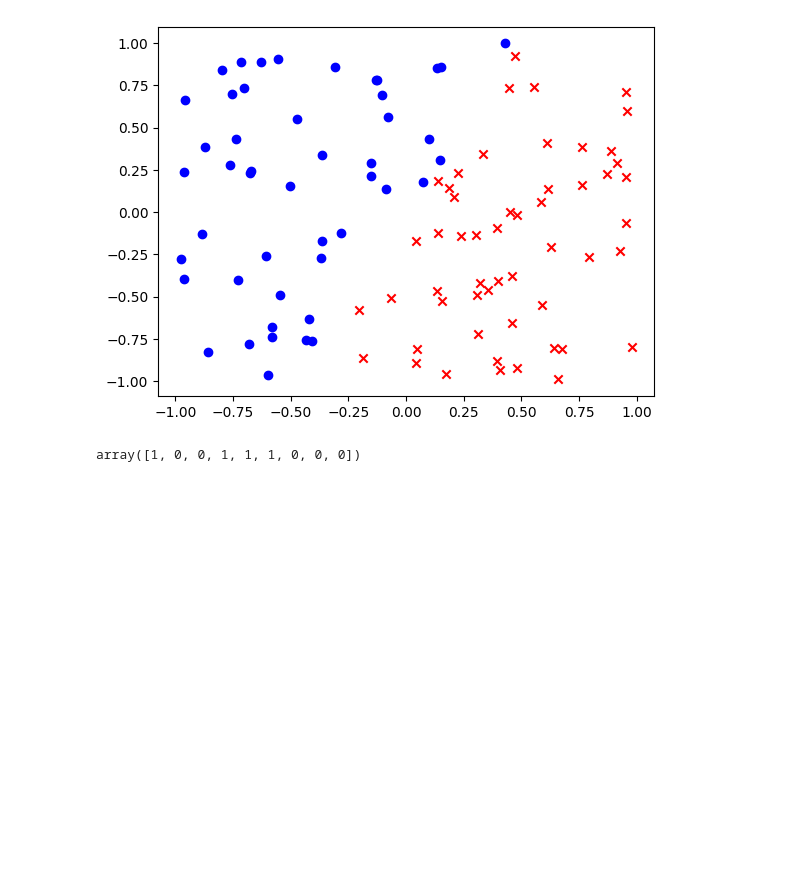
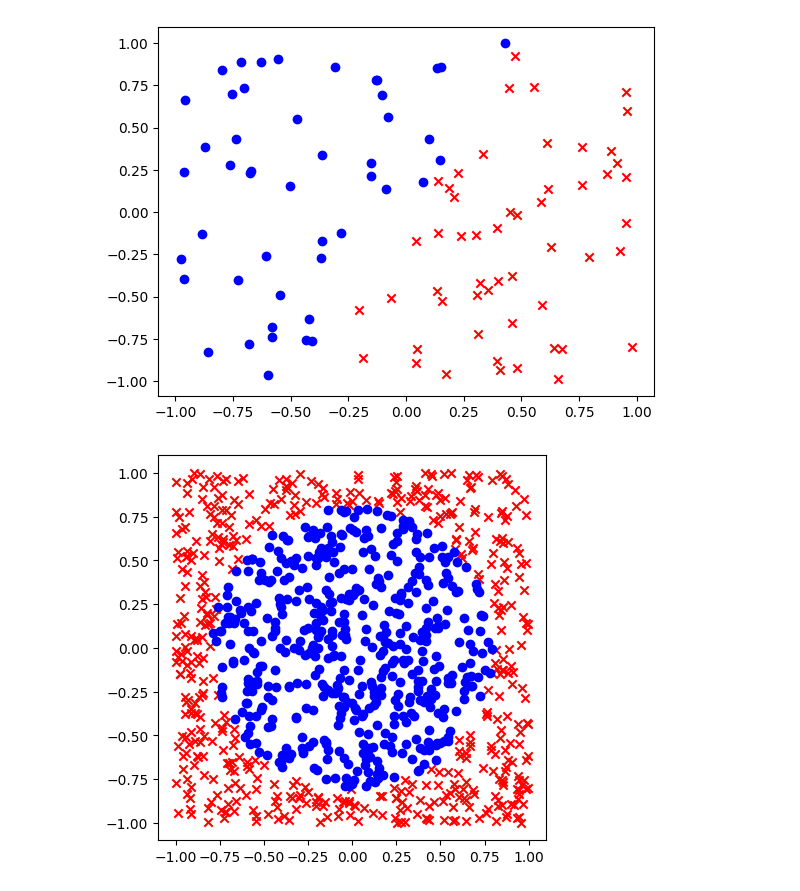
Before and after one commit to Emerge-Lab/tr-gy-8013-Fa-24, a Jupyter notebook: Homeworks/Data/Homework_1/generate_data.ipynb, the cells around one changed output. Drawn from its saved outputs; the diff is of its cells as text; code cells hidden in the pictures; blank space fills up the shorter version.

```diff
--- a/Homeworks/Data/Homework_1/generate_data.ipynb
+++ b/Homeworks/Data/Homework_1/generate_data.ipynb
@@ -21,7 +21,19 @@ with open("linear_data.pkl", "wb") as f:
     pkl.dump((x, y), f)
 # %% [output]
 [figure]
-# %%
-y[np.random.uniform(size=n) < 0.1]
-# %% [output]
-array([1, 0, 0, 1, 1, 1, 0, 0, 0])
+# %%
+# generate some circular data
+n = 1000
+x = np.random.uniform(low=-1.0, high=1.0, size=(n,2))
+y = (np.linalg.norm(x, axis=1) < 0.8).astype(int)
+
+# visualize the data
+plt.figure(figsize=(5,5))
+plt.scatter(x[y==0, 0], x[y==0, 1], c='r', marker='x', label='y=0')
+plt.scatter(x[y==1, 0], x[y==1, 1], c='b', marker='o', label='y=1')
+plt.show()
+
+with open("secret_data.pkl", "wb") as f:
+    pkl.dump((x, y), f)
+# %% [output]
+[figure, added]
```
Also changed, not shown: 3 other files.
